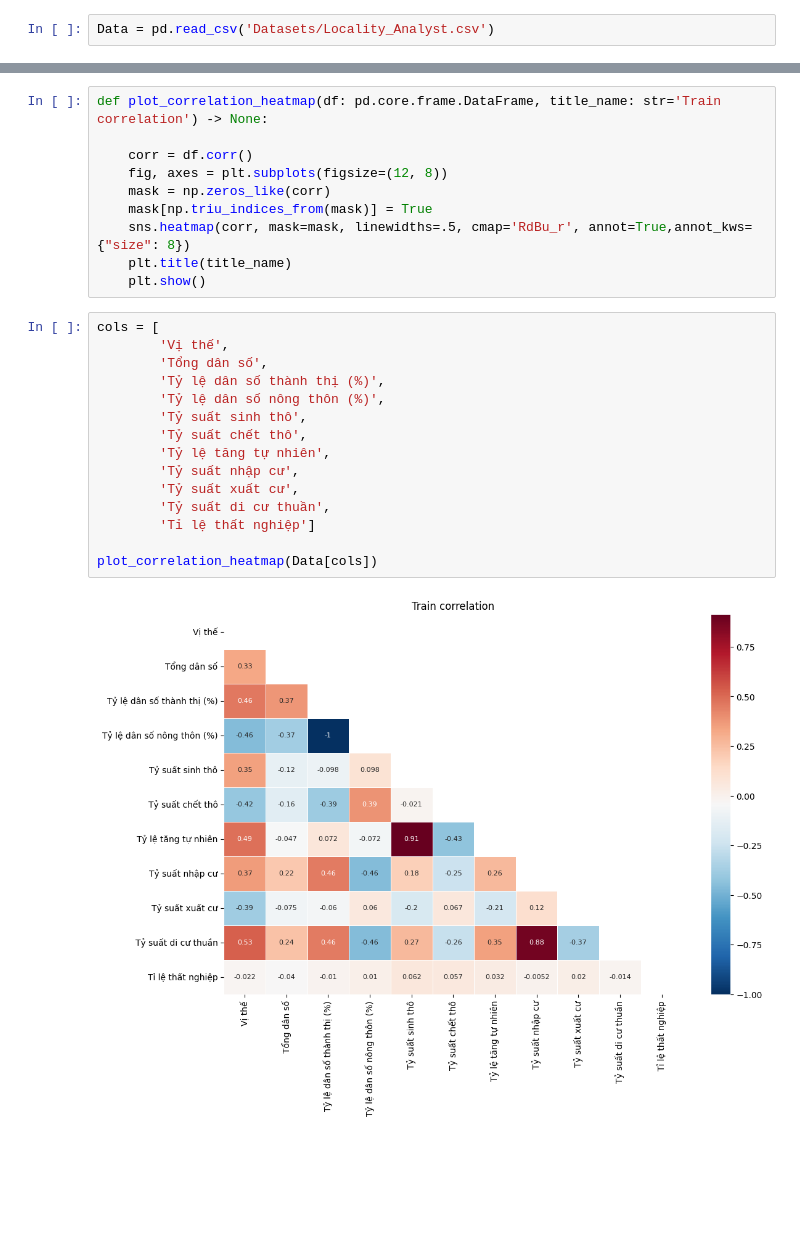
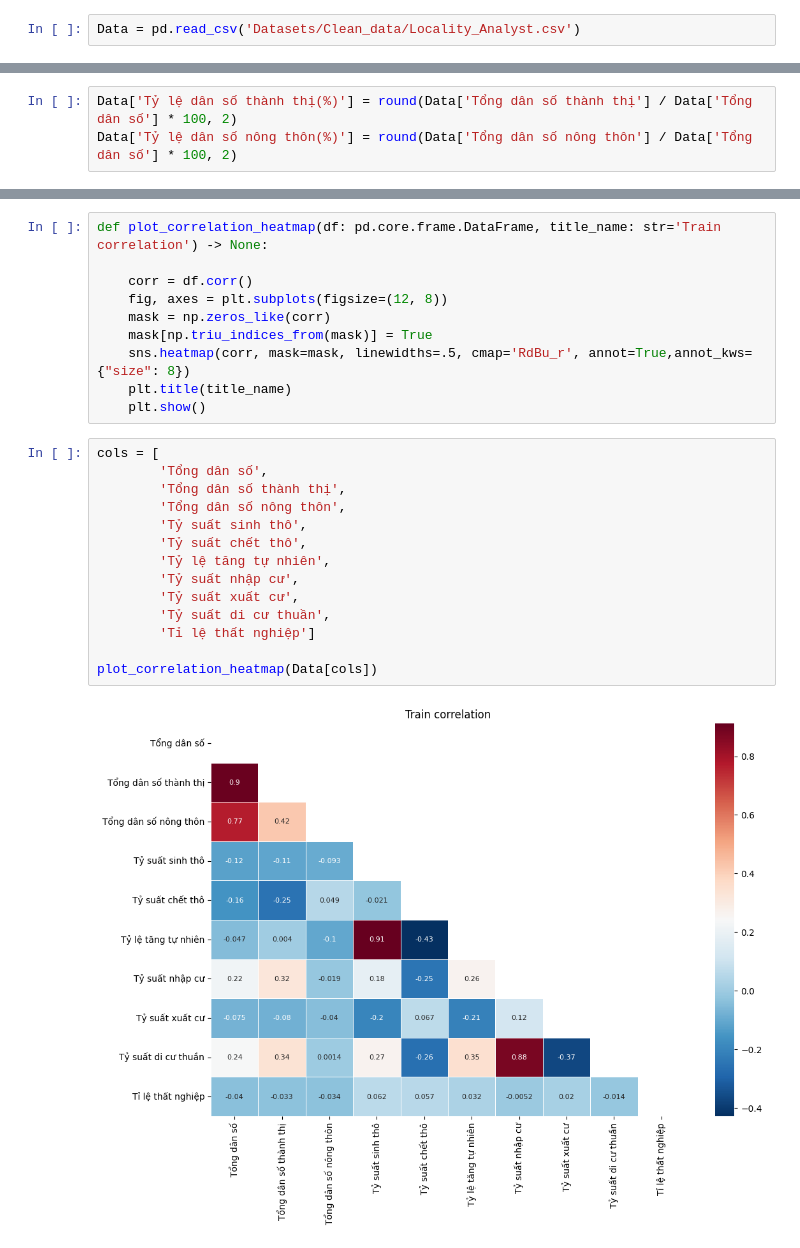
Before and after one commit to KhoiNguyen0000/Final, a Jupyter notebook: 02_Data_visualization.ipynb, the cells around one changed output, grey strips where cells are left out. Saved outputs shown, nothing was run; the diff lists cells and outputs as text; blank space fills up the shorter version.

```diff
--- a/02_Data_visualization.ipynb
+++ b/02_Data_visualization.ipynb
@@ -4,7 +4,7 @@ import numpy as np
 import matplotlib.pyplot as plt
 import seaborn as sns
 # %%
-Data = pd.read_csv('Datasets/Locality_Analyst.csv')
+Data = pd.read_csv('Datasets/Clean_data/Locality_Analyst.csv')
 # %%
 Data.head()
 # %% [output]
@@ -15,5 +15,8 @@ Data.head()
 | 3 | Hà Nội | 2014 | 3324.5 | 7285.5 | 2191.5 | 7285.53 | 3595.78 | ... |
 | 4 | Hà Nội | 2015 | 3324.5 | 7433.6 | 2236.0 | 7433.60 | 3672.20 | ... |
 5 rows × 21 columns
+# %%
+Data['Tỷ lệ dân số thành thị(%)'] = round(Data['Tổng dân số thành thị'] / Data['Tổng dân số'] * 100, 2)
+Data['Tỷ lệ dân số nông thôn(%)'] = round(Data['Tổng dân số nông thôn'] / Data['Tổng dân số'] * 100, 2)
 # %%
 Data_mean = round(Data.groupby('Vùng', as_index=False).mean(numeric_only=True), 2)
@@ -187,18 +237,17 @@ def plot_correlation_heatmap(df: pd.core.frame.DataFrame, title_name: str='Train
     plt.show()
 # %%
 cols = [
-        'Vị thế',
         'Tổng dân số',
-        'Tỷ lệ dân số thành thị (%)',
-        'Tỷ lệ dân số nông thôn (%)',
+        'Tổng dân số thành thị',
+        'Tổng dân số nông thôn',
         'Tỷ suất sinh thô',
         'Tỷ suất chết thô',
         'Tỷ lệ tăng tự nhiên',
         'Tỷ suất nhập cư',
         'Tỷ suất xuất cư',
         'Tỷ suất di cư thuần',
         'Tỉ lệ thất nghiệp']
 
 plot_correlation_heatmap(Data[cols])
 # %% [output]
-[figure, old version]
+[figure, new version]
```
Also changed, not shown: parts of 22 cells of this notebook.
